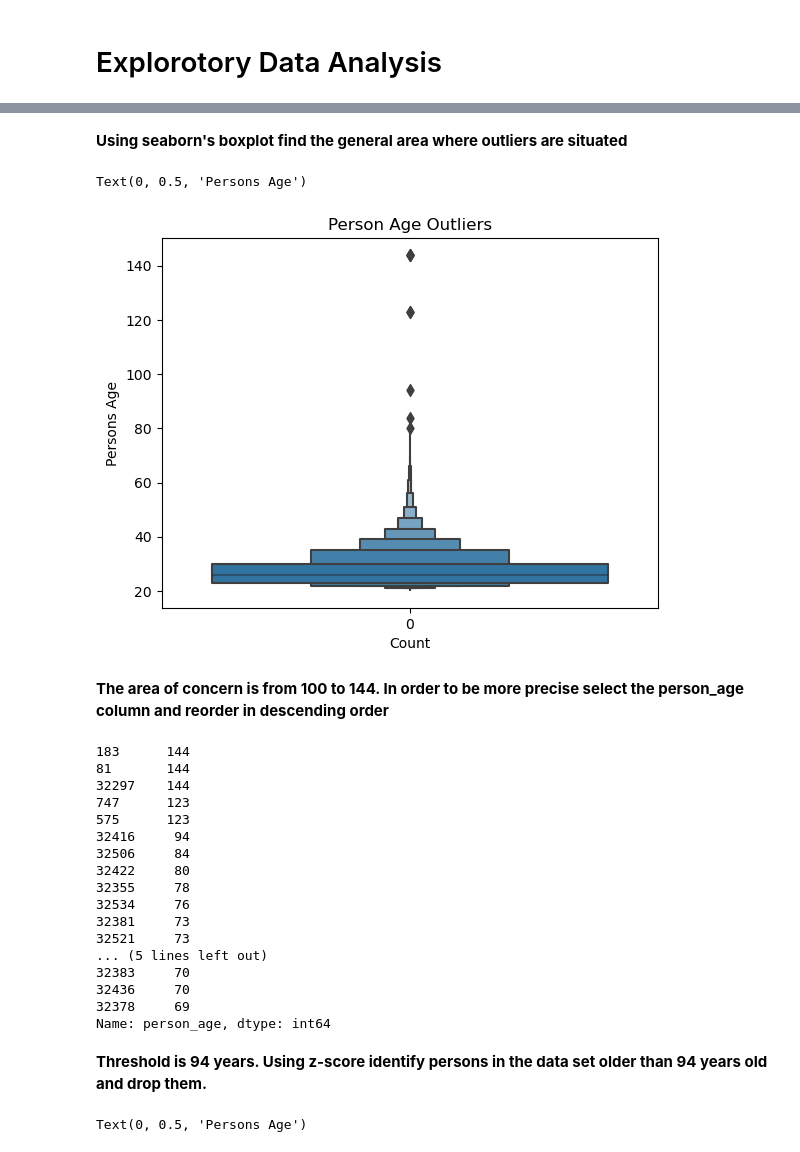
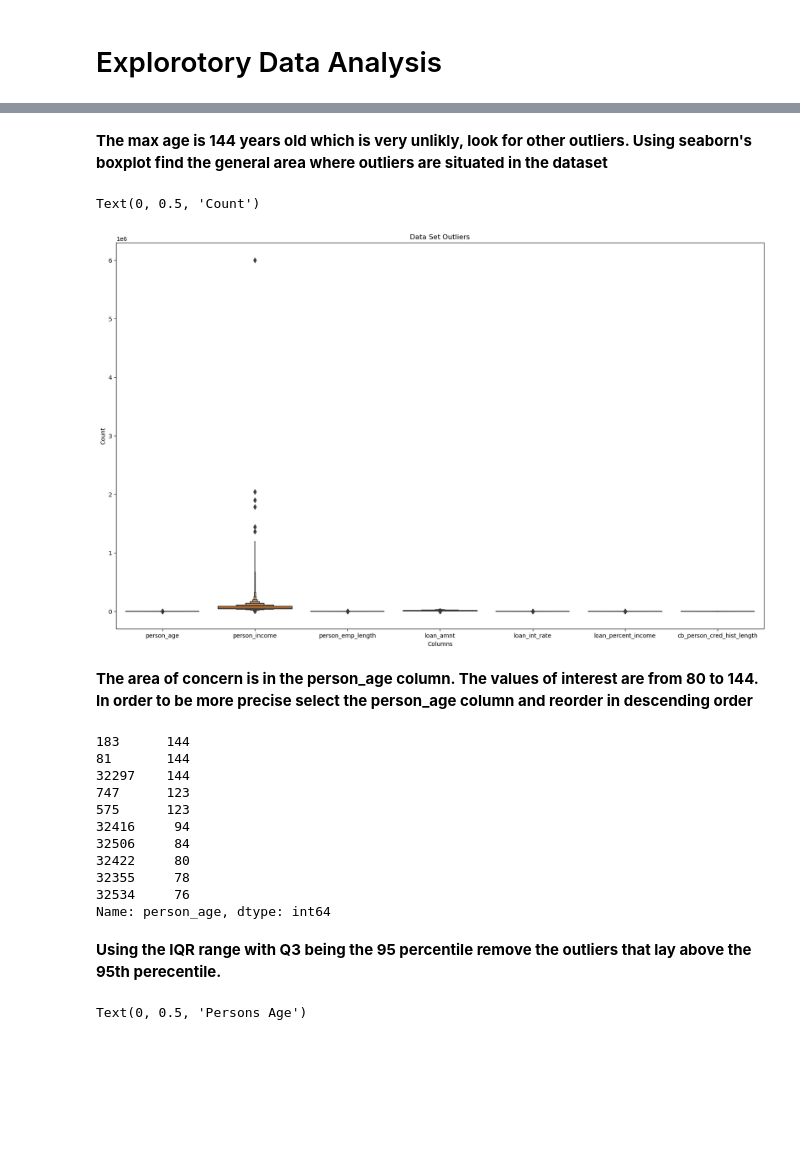
Before and after one commit to georgembugua00/credit_risk_classifier, a Jupyter notebook: notebook.ipynb, the cells around one changed output, grey strips where cells are left out. Drawn from its saved outputs; the diff is of its cells as text; code cells hidden in the pictures; blank space fills up the shorter version.

```diff
--- a/notebook.ipynb
+++ b/notebook.ipynb
@@ -88,3 +88,17 @@ cb_person_default_on_file: This column likely indicates whether the borrower has
 cb_person_cred_hist_length: This column represents the length of the borrower's credit history (e.g., in years). A longer credit history allows for a more comprehensive assessment of the borrower's repayment behavior.
 # %% [markdown]
 # Data Pre-processing
+# %%
+# Convert the loan_status column into string
+data = data.astype({'loan_status': 'string'})
+data.loc[data['loan_status'].str.lower() == "0".lower(), 'loan_status'] = "Non-Default"
+# Replace all instances of "1" with "Default" in column: 'loan_status'
+data.loc[data['loan_status'].str.lower() == "1".lower(), 'loan_status'] = "Default"
+# Replace all instances of "N" with "No" in column: 'cb_person_default_on_file'
+data.loc[data['cb_person_default_on_file'].str.lower() == "N".lower(), 'cb_person_default_on_file'] = "No"
+# Replace all instances of "N" with "No" in column: 'cb_person_default_on_file'
+data.loc[data['cb_person_default_on_file'].str.lower() == "Y".lower(), 'cb_person_default_on_file'] = "Yes"
+
+data.head()
+
+data.head()
@@ -243,18 +255,19 @@ data.describe()
 # %% [markdown]
-**Using seaborn's boxplot find the general area where outliers are situated**
+**The max age is 144 years old which is very unlikly, look for other outliers. Using seaborn's boxplot find the general area where outliers are situated in the dataset**
 # %%
-sns.boxenplot(data['person_age'])
-plt.title('Person Age Outliers')
-plt.xlabel('Count')
-plt.ylabel('Persons Age')
+plt.figure(figsize=(20,12))
+sns.boxenplot(data)
+plt.title('Data Set Outliers')
+plt.xlabel('Columns')
+plt.ylabel('Count')
 # %% [output]
-Text(0, 0.5, 'Persons Age')
+Text(0, 0.5, 'Count')
-[figure, old version]
+[figure, new version]
 # %% [markdown]
-**The area of concern is from 100 to 144. In order to be more precise select the person_age column and reorder in descending order**
+**The area of concern is in the person_age column. The values of interest are from 80 to 144. In order to be more precise select the person_age column and reorder in descending order**
 # %%
 # Find the threshold for the outlier
-data['person_age'].sort_values(ascending=False).head(20)
+data['person_age'].sort_values(ascending=False).head(10)
 # %% [output]
 183      144
 81       144
@@ -266,15 +279,9 @@ data['person_age'].sort_values(ascending=False).head(20)
 32422     80
 32355     78
 32534     76
-32381     73
-32521     73
-... (5 lines left out)
-32383     70
-32436     70
-32378     69
 Name: person_age, dtype: int64
-# %% [markdown]
-**Threshold is 94 years. Using z-score identify persons in the data set older than 94 years old and drop them.**
+# %% [markdown]
+**Using the IQR range with Q3 being the 95 percentile remove the outliers that lay above the 95th perecentile.**
 # %%
 sns.boxenplot(data['person_age'],color='r')
 plt.title('Person Age Outliers')
```
Also changed, not shown: parts of 11 cells of this notebook.
